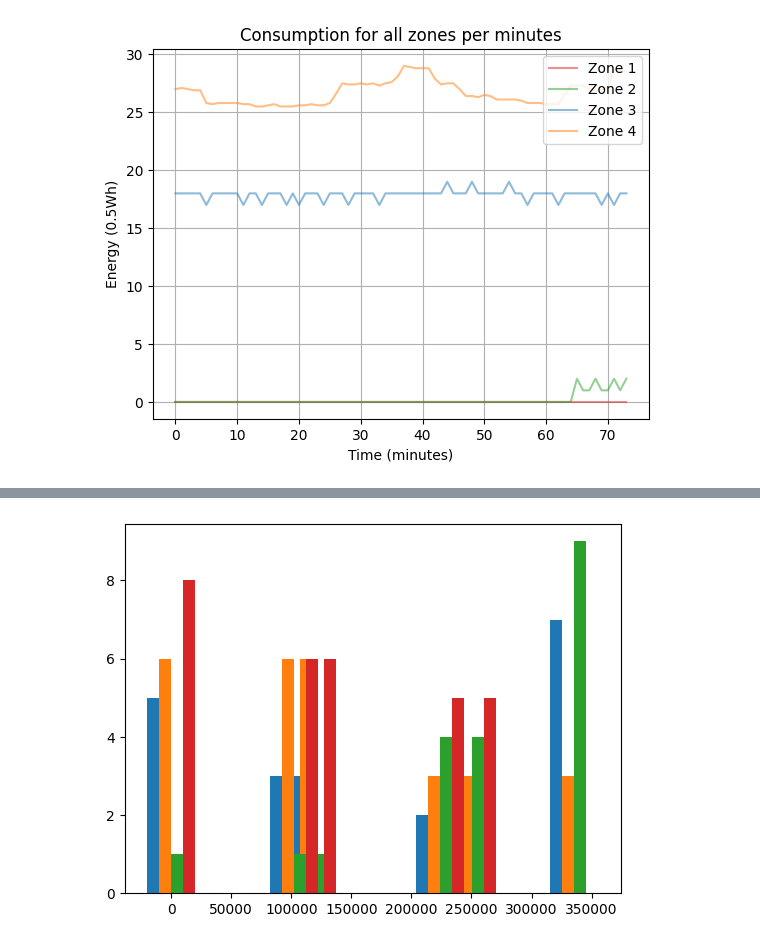
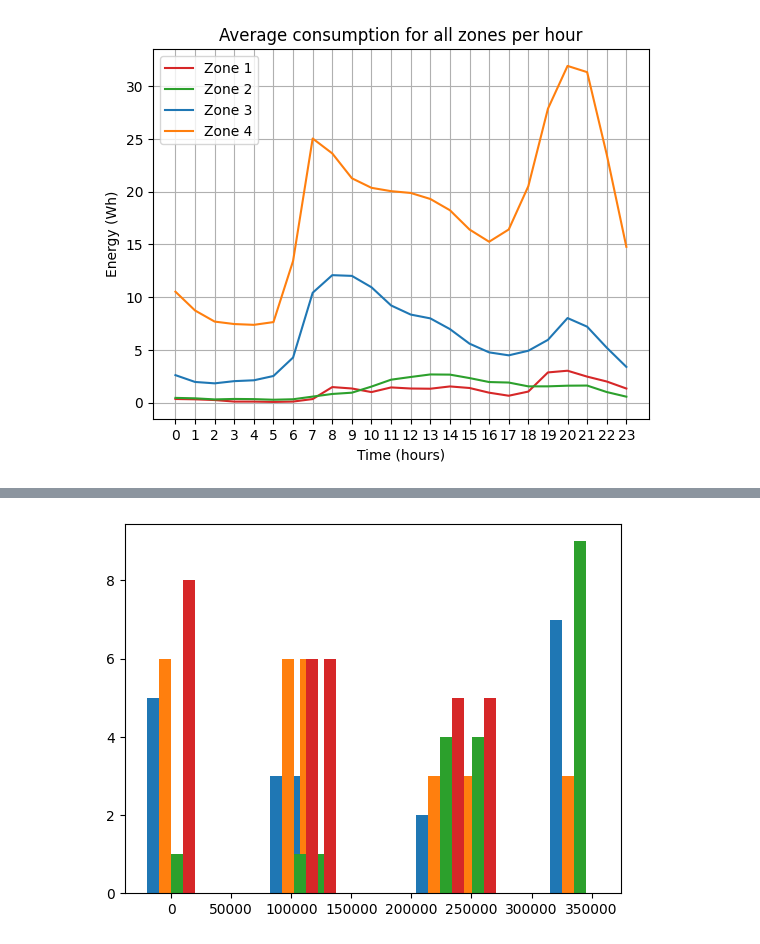
Before and after one commit to Apros7/Project-1-DTU, a Jupyter notebook: ExamProject/test.ipynb, the cells around one changed output, grey strips where cells are left out. Cells and saved outputs as stored; diff of their text form; code cells hidden in the pictures.

```diff
--- a/ExamProject/test.ipynb
+++ b/ExamProject/test.ipynb
@@ -5,7 +5,7 @@ import os
 np.set_printoptions(suppress=True)
 # %%
 # Plots statistics from the loaded data
-def plot_statistics(tvec: np.ndarray, data: np.ndarray, zone="All", time_unit="minute"):
+def plot_statistics2(tvec: np.ndarray, data: np.ndarray, zone="All", time_unit="minute"):
     # Author:        Lucas D. Vilsen, s224195
     # Usage:         main function
     # Input:         tvec and data (via. load_measurements()),
@@ -20,52 +20,56 @@ def plot_statistics(tvec: np.ndarray, data: np.ndarray, zone="All", time_unit="m
         title = f"zone {zone}"
         data = data[:, zone-1]
 
-    size = np.size(data)
+    # We make the plot a bit transparent if we plot by minutes
+    # we do not include xticks if we look at minutes
+    # as there would be way to many x labels on the plot
+    if time_unit == "minute":
+        alpha = 0.5
+    else:
+        alpha = 1
+        plt.xticks(tvec)
 
-    # We make the plot a bit transparent if we plot by minutes
-    if time_unit == "minute": alpha = 0.5
-    else: alpha = 1
+    cond_bar_plot = np.size(data) < 25
+    if cond_bar_plot:
+        plt.xticks(range(len(tvec)), tvec)
+    else:
+        plt.grid()
+
+    # If the values get too high, change unit:
+    if np.max(data) > 100_000:
+        data /= 1000
+        unit = "k"
+    else:
+        unit = ""
 
     labels = ["Zone 1", "Zone 2", "Zone 3", "Zone 4"]
     colors = ["tab:red", "tab:green", "tab:blue", "tab:orange"]
     width = 0.15
-    plt.title(f"Consumption for {title} per {time_unit}s")
+    plt.title(f"Consumption for {title} per {time_unit}")
     plt.xlabel(f"Time ({time_unit}s)")
-    plt.ylabel(f"Energy ({alpha}Wh)")
-    # plt.tight_layout()
+    plt.ylabel(f"Energy ({unit}Wh)")
+
+    if time_unit == "hour of the day":
+        plt.title(f"Average consumption for {title} per hour")
+        plt.xlabel(f"Time (hours)")
+        plt.ylabel(f"Energy (Wh)")
+
     # we make the layout
-
-    if time_unit != "minute":
-        # we do not include xticks if we look at minutes
-        # as there would be way to many x labels on the plot
-        plt.xticks(tvec)
-    if size >= 25:
-        plt.grid()
-    else:
-        plt.xticks(range(len(tvec)), tvec)
-
 
     if zone == "All":
         # We loop over each zone
         for i in range(4):
-            if size < 25:
+            if cond_bar_plot:
                 plt.bar(np.arange(len(tvec)) + width*(i-1.5), data[:,i], width=width)
             else:
                 plt.plot(tvec, data[:,i], label=labels[i], color=colors[i], alpha=alpha)
     # or just plot the zone we want to look at
     else:
-        if size < 25:
+        if cond_bar_plot:
             plt.bar(tvec, data)
         else:
             plt.plot(tvec, data, label=f"Zone {zone}", color="r",alpha=alpha)
 
+    plt.ticklabel_format(style='plain')
     plt.legend(labels)
     plt.show()
-
-tvec, data, _, _ = load_measurements("testdata3.csv", "forward fill")
-tvec_a, data_a = aggregate_measurements(tvec[1:], data[1:], "minute")
-tvec_a, data_a = aggregate_measurements(tvec, data, "minute")
-
-plot_statistics(tvec_a, data_a)
-# %% [output]
-[figure, removed]
@@ -72,3 +78,12 @@ plot_statistics(tvec_a, data_a)
+# %%
+period = "hour of the day"
+zone = "All"
+
+tvec_a, data_a = aggregate_measurements(tvec, data, period)
+
+plot_statistics2(tvec_a, data_a, zone=zone, time_unit=period)
+# %% [output]
+[figure, added]
 # %%
 import matplotlib.pyplot as plt
 
```
Also changed, not shown: parts of 4 cells of this notebook, 6 other files.
